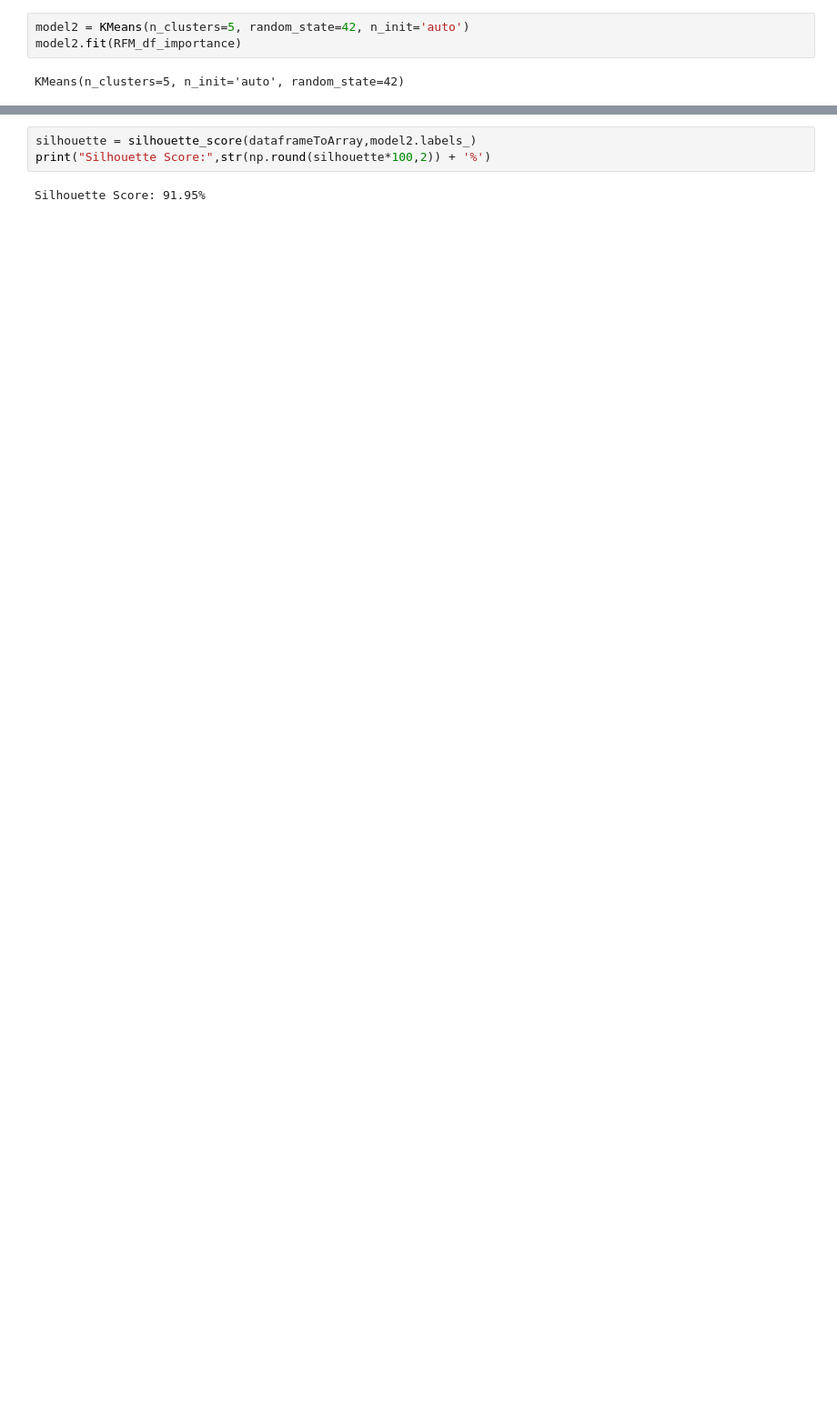
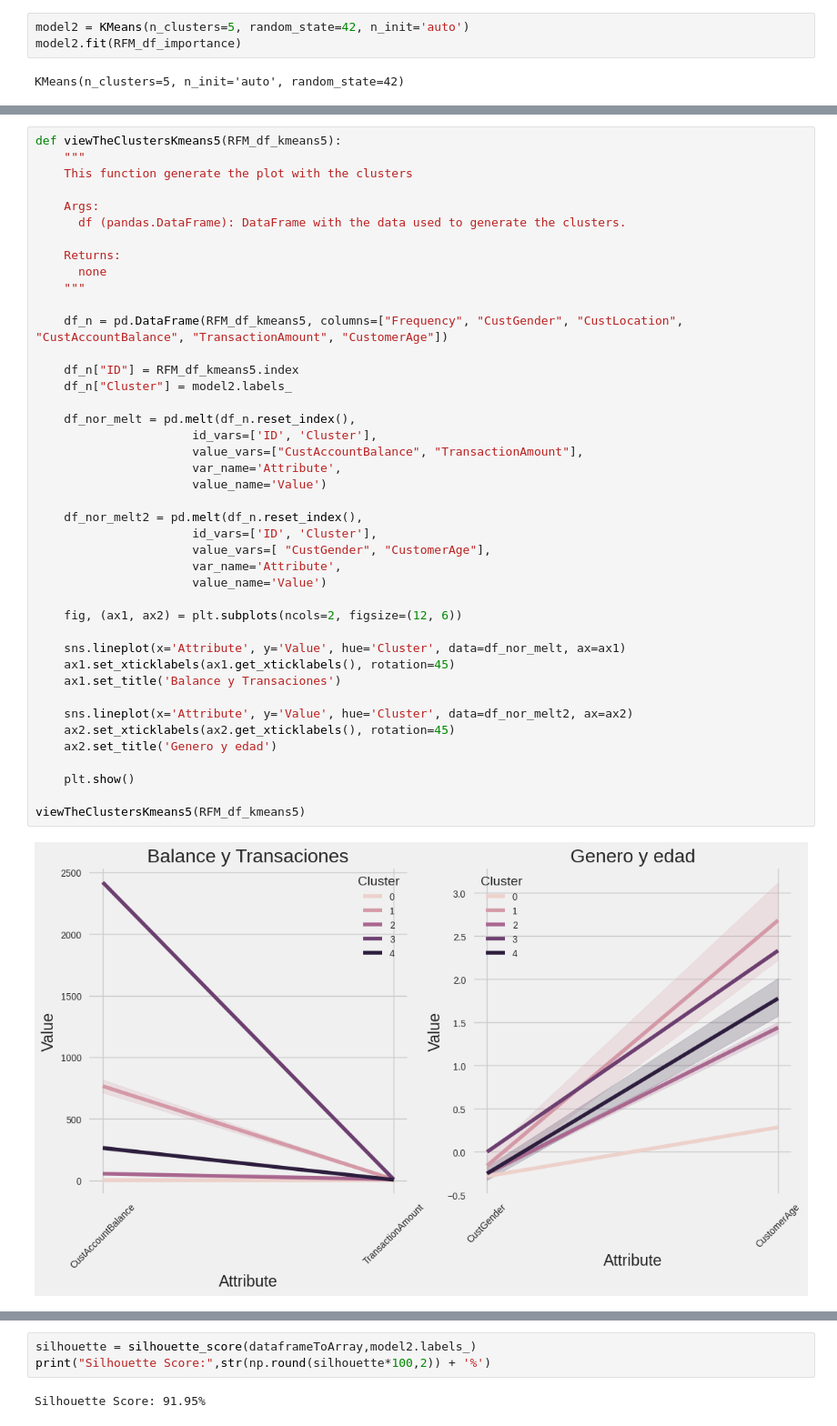
Before and after one commit to ArturoDiaz02/Bank-Customer-Segmentation, a Jupyter notebook: source/CS_Bank_Transaction_v2.ipynb, the cells around one changed output, grey strips where cells are left out. Shown at 91% size. Cells and saved outputs as stored; diff of their text form; blank space fills up the shorter version.

```diff
--- a/source/CS_Bank_Transaction_v2.ipynb
+++ b/source/CS_Bank_Transaction_v2.ipynb
@@ -1153,0 +1378,44 @@ KMeans(n_clusters=5, n_init='auto', random_state=42)
+# %%
+def viewTheClustersKmeans5(RFM_df_kmeans5):
+    """
+    This function generate the plot with the clusters
+
+    Args:
+      df (pandas.DataFrame): DataFrame with the data used to generate the clusters.
+
+    Returns:
+      none
+    """
+
+    df_n = pd.DataFrame(RFM_df_kmeans5, columns=["Frequency", "CustGender", "CustLocation", "CustAccountBalance", "TransactionAmount", "CustomerAge"])
+
+    df_n["ID"] = RFM_df_kmeans5.index
+    df_n["Cluster"] = model2.labels_
+
+    df_nor_melt = pd.melt(df_n.reset_index(),
+                      id_vars=['ID', 'Cluster'],
+                      value_vars=["CustAccountBalance", "TransactionAmount"],
+                      var_name='Attribute',
+                      value_name='Value')
+
+    df_nor_melt2 = pd.melt(df_n.reset_index(),
+                      id_vars=['ID', 'Cluster'],
+                      value_vars=[ "CustGender", "CustomerAge"],
+                      var_name='Attribute',
+                      value_name='Value')
+
+    fig, (ax1, ax2) = plt.subplots(ncols=2, figsize=(12, 6))
+
+    sns.lineplot(x='Attribute', y='Value', hue='Cluster', data=df_nor_melt, ax=ax1)
+    ax1.set_xticklabels(ax1.get_xticklabels(), rotation=45)
+    ax1.set_title('Balance y Transaciones')
+
+    sns.lineplot(x='Attribute', y='Value', hue='Cluster', data=df_nor_melt2, ax=ax2)
+    ax2.set_xticklabels(ax2.get_xticklabels(), rotation=45)
+    ax2.set_title('Genero y edad')
+
+    plt.show()
+
+viewTheClustersKmeans5(RFM_df_kmeans5)
+# %% [output]
+[figure, added]
```
Also changed, not shown: parts of 70 cells of this notebook.
